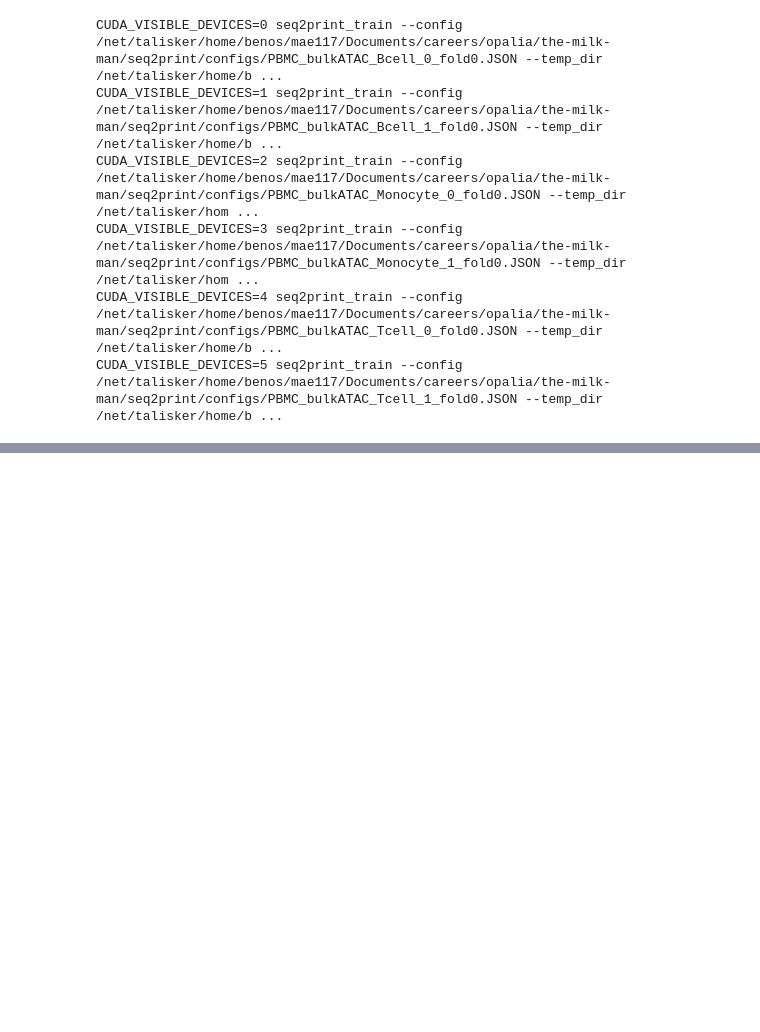
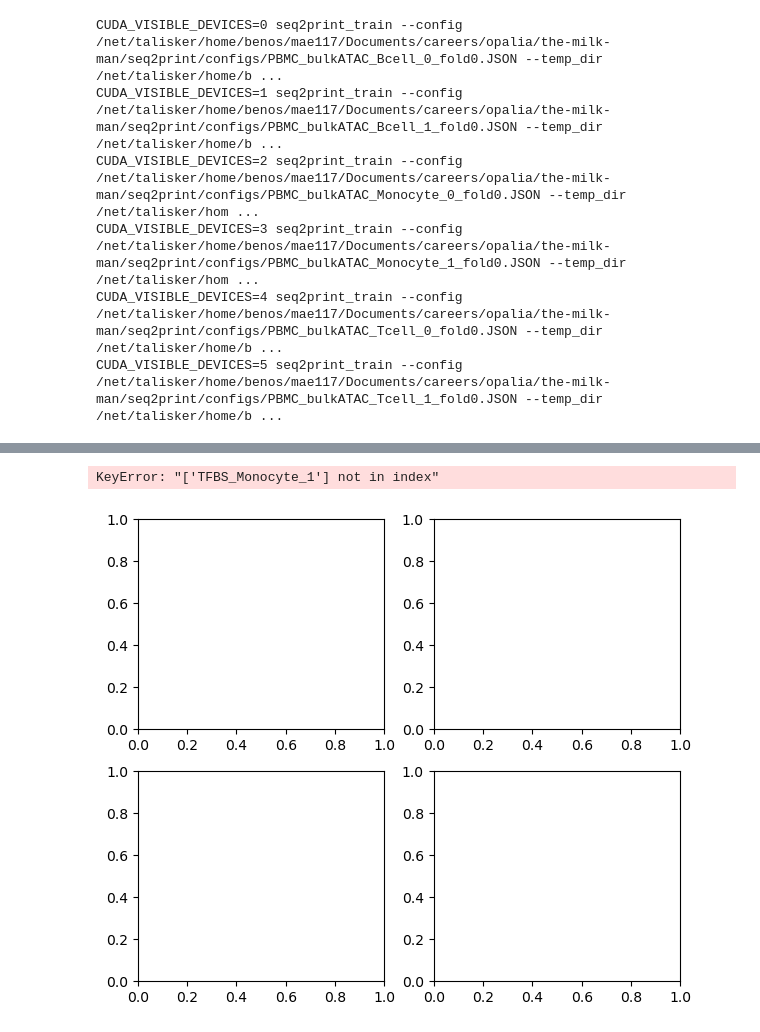
Before and after one commit to loudrxiv/the-milk-man, a Jupyter notebook: src/tutorial.ipynb, the cells around one changed output, grey strips where cells are left out. Cells and saved outputs as stored; diff of their text form; code cells hidden in the pictures; blank space fills up the shorter version.

```diff
--- a/src/tutorial.ipynb
+++ b/src/tutorial.ipynb
@@ -383,0 +569,18 @@ best loss 1.6603078994844935
+# %%
+# We first scan TF motifs across all regions to find motif matched sites
+
+# Initialize motif set object
+motifs = scp.motifs.FigR_Human_Motifs(genome=printer.genome, bg=[0.25] * 4)
+
+# Prepare motif scanner. Here you can specify which TF motifs you want to scan using tf_genes. If tf_genes=None then use all motifs
+motifs.prep_scanner()
+
+# Scan motif sites. This will return the exact genomic coordinates of motif matches
+motif_sites = motifs.scan_motif(regions_filt, verbose=True, clean=True)
+
+# Reformat motif matches to a pandas DataFrame
+motif_sites = pd.DataFrame(motif_sites)
+motif_sites.iloc[:, 2] = motif_sites.iloc[:, 1] + motif_sites.iloc[:, 8]
+motif_sites.iloc[:, 1] = motif_sites.iloc[:, 1] + motif_sites.iloc[:, 7]
+motif_sites = motif_sites.iloc[:, [0,1,2,4]]
+motif_sites.columns=["chrom", "start", "end", "TF"]
@@ -383,0 +616,42 @@ best loss 1.6603078994844935
+# %%
+fig, ax = plt.subplots(2,2, figsize=(7,6))
+
+scores = TFBS_scores.loc[TFBS_scores.TF.values == "CEBPA", :]
+ax[0][0].scatter(
+    np.mean(scores.loc[:, [f"TFBS_Monocyte_{i}" for i in range(2)]], axis=1),
+    np.mean(scores.loc[:, [f"TFBS_Tcell_{i}" for i in range(2)]], axis=1), s=0.01)
+ax[0][0].set_xlabel("Monocyte TFBS")
+ax[0][0].set_ylabel("T cell TFBS")
+ax[0][0].set_title("CEBPA")
+plt.tight_layout()
+
+scores = TFBS_scores.loc[TFBS_scores.TF.values == "SPI1", :]
+ax[0][1].scatter(
+    np.mean(scores.loc[:, [f"TFBS_Tcell_{i}" for i in range(2)]], axis=1),
+    np.mean(scores.loc[:, [f"TFBS_Bcell_{i}" for i in range(2)]], axis=1), s=0.01)
+ax[0][1].set_xlabel("T cell TFBS")
+ax[0][1].set_ylabel("B cell TFBS")
+ax[0][1].set_title("SPI1")
+plt.tight_layout()
+
+scores = TFBS_scores.loc[TFBS_scores.TF.values == "PAX5", :]
+ax[1][0].scatter(
+    np.mean(scores.loc[:, [f"TFBS_Tcell_{i}" for i in range(2)]], axis=1),
+    np.mean(scores.loc[:, [f"TFBS_Bcell_{i}" for i in range(2)]], axis=1), s=0.01)
+ax[1][0].set_xlabel("T cell TFBS")
+ax[1][0].set_ylabel("B cell TFBS")
+ax[1][0].set_title("PAX5")
+plt.tight_layout()
+
+scores = TFBS_scores.loc[TFBS_scores.TF.values == "RUNX3", :]
+ax[1][1].scatter(
+    np.mean(scores.loc[:, [f"TFBS_Tcell_{i}" for i in range(2)]], axis=1),
+    np.mean(scores.loc[:, [f"TFBS_Bcell_{i}" for i in range(2)]], axis=1), s=0.01)
+ax[1][1].set_xlabel("T cell TFBS")
+ax[1][1].set_ylabel("B cell TFBS")
+ax[1][1].set_title("RUNX3")
+
+plt.show()
+# %% [output]
+KeyError: "['TFBS_Monocyte_1'] not in index"
+[figure, added]
```
Also changed, not shown: parts of 24 cells of this notebook, 26 other files.
